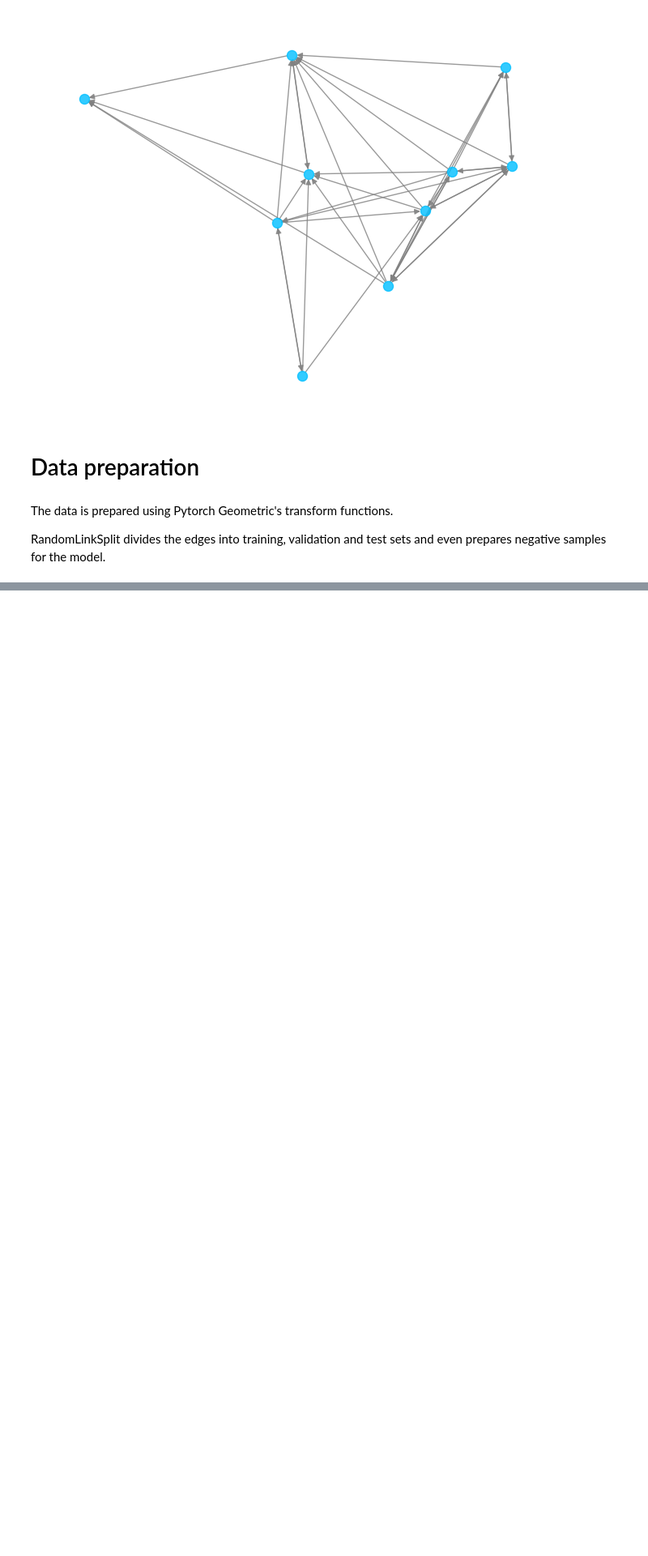
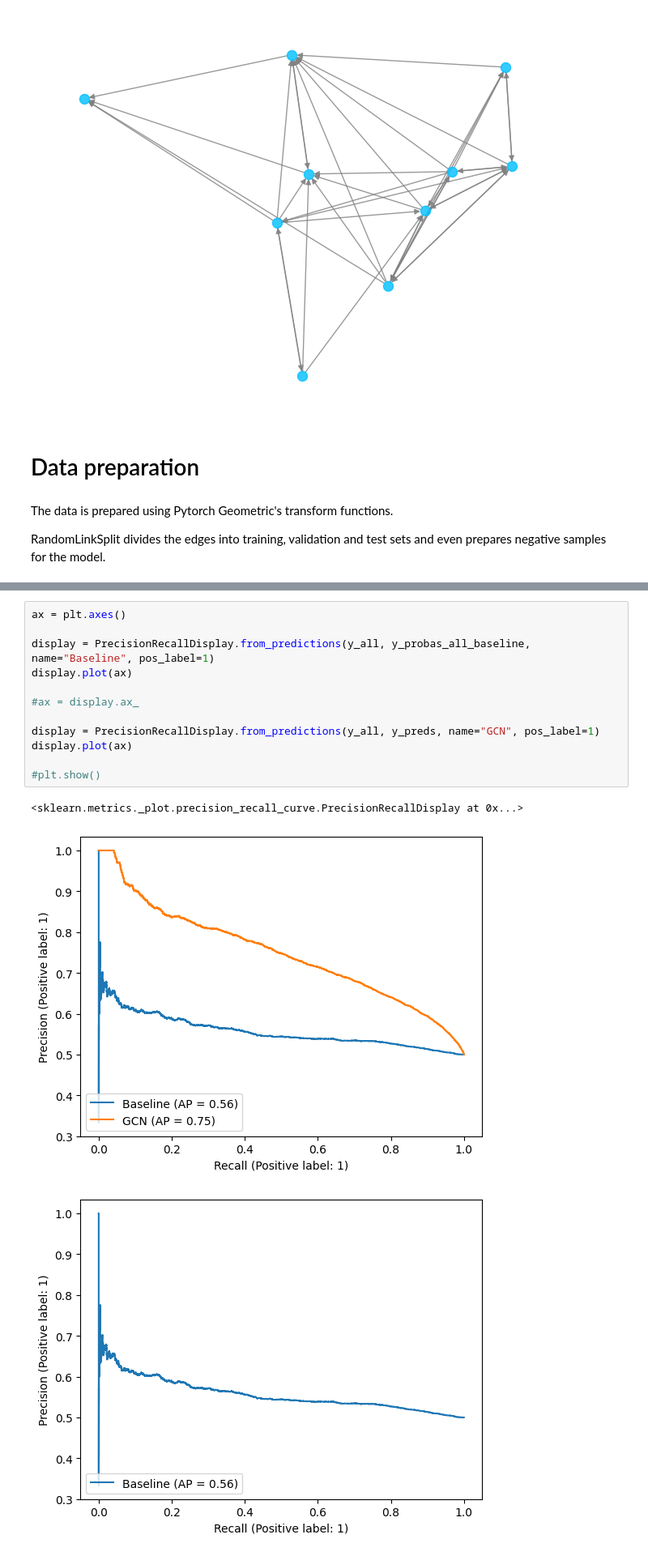
Before and after one commit to annagergaly/deep-learning-friend-recommendation, a Jupyter notebook: Friend_recommendation.ipynb, the cells around one changed output, grey strips where cells are left out. Shown at 81% size. Cells and saved outputs as stored; diff of their text form; blank space fills up the shorter version.

```diff
--- a/Friend_recommendation.ipynb
+++ b/Friend_recommendation.ipynb
@@ -644,0 +1114,16 @@ twitter_dataset2 = SNAPEgoDataset('/data/twitter', 'ego-Twitter', "cluster", tra
+# %%
+ax = plt.axes()
+
+display = PrecisionRecallDisplay.from_predictions(y_all, y_probas_all_baseline, name="Baseline", pos_label=1)
+display.plot(ax)
+
+#ax = display.ax_
+
+display = PrecisionRecallDisplay.from_predictions(y_all, y_preds, name="GCN", pos_label=1)
+display.plot(ax)
+
+#plt.show()
+# %% [output]
+<sklearn.metrics._plot.precision_recall_curve.PrecisionRecallDisplay at 0x...>
+[figure, added]
+[figure, added]
```
Also changed, not shown: parts of 46 cells of this notebook.
